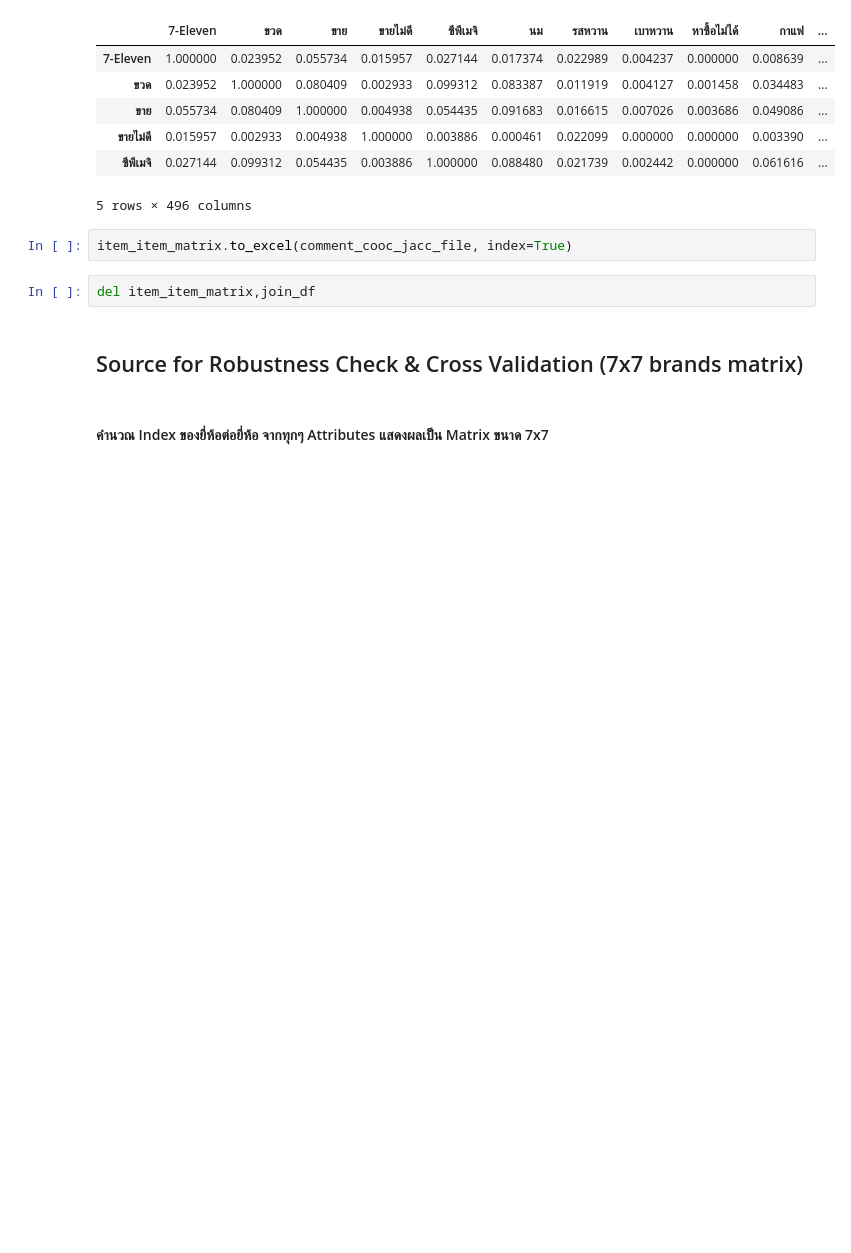
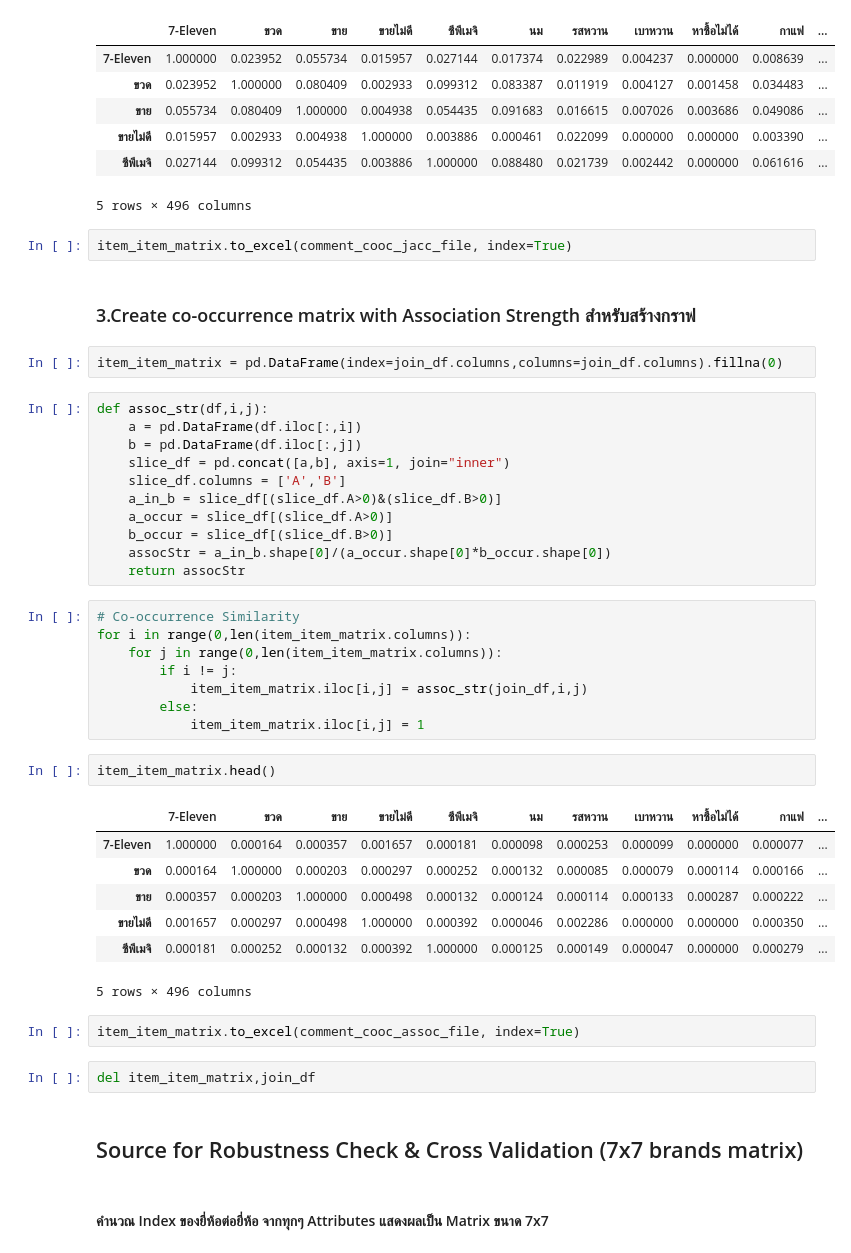
Before and after one commit to pacharapol4066/Product-Position-SNA, a Jupyter notebook: 02.Tokenized_CoocMatrix_Generate.ipynb, the cells around one changed output. Drawn from its saved outputs; the diff is of its cells as text; blank space fills up the shorter version.

Commit message:
Add association stength

```diff
--- a/02.Tokenized_CoocMatrix_Generate.ipynb
+++ b/02.Tokenized_CoocMatrix_Generate.ipynb
@@ -773,6 +775,41 @@ item_item_matrix.head()
 5 rows × 496 columns
 # %%
 item_item_matrix.to_excel(comment_cooc_jacc_file, index=True)
+# %% [markdown]
+### 3.Create co-occurrence matrix with Association Strength สำหรับสร้างกราฟ
+# %%
+item_item_matrix = pd.DataFrame(index=join_df.columns,columns=join_df.columns).fillna(0)
+# %%
+def assoc_str(df,i,j):
+    a = pd.DataFrame(df.iloc[:,i])
+    b = pd.DataFrame(df.iloc[:,j])
+    slice_df = pd.concat([a,b], axis=1, join="inner")
+    slice_df.columns = ['A','B']
+    a_in_b = slice_df[(slice_df.A>0)&(slice_df.B>0)]
+    a_occur = slice_df[(slice_df.A>0)]
+    b_occur = slice_df[(slice_df.B>0)]
+    assocStr = a_in_b.shape[0]/(a_occur.shape[0]*b_occur.shape[0])
+    return assocStr
+# %%
+# Co-occurrence Similarity
+for i in range(0,len(item_item_matrix.columns)):
+    for j in range(0,len(item_item_matrix.columns)):
+        if i != j:
+            item_item_matrix.iloc[i,j] = assoc_str(join_df,i,j)
+        else:
+            item_item_matrix.iloc[i,j] = 1
+# %%
+item_item_matrix.head()
+# %% [output]
+|  | 7-Eleven | ขวด | ขาย | ขายไม่ดี | ซีพีเมจิ | นม | รสหวาน | เบาหวาน | หาซื้อไม่ได้ | กาแฟ | ... |
+| 7-Eleven | 1.000000 | 0.000164 | 0.000357 | 0.001657 | 0.000181 | 0.000098 | 0.000253 | 0.000099 | 0.000000 | 0.000077 | ... |
+| ขวด | 0.000164 | 1.000000 | 0.000203 | 0.000297 | 0.000252 | 0.000132 | 0.000085 | 0.000079 | 0.000114 | 0.000166 | ... |
+| ขาย | 0.000357 | 0.000203 | 1.000000 | 0.000498 | 0.000132 | 0.000124 | 0.000114 | 0.000133 | 0.000287 | 0.000222 | ... |
+| ขายไม่ดี | 0.001657 | 0.000297 | 0.000498 | 1.000000 | 0.000392 | 0.000046 | 0.002286 | 0.000000 | 0.000000 | 0.000350 | ... |
+| ซีพีเมจิ | 0.000181 | 0.000252 | 0.000132 | 0.000392 | 1.000000 | 0.000125 | 0.000149 | 0.000047 | 0.000000 | 0.000279 | ... |
+5 rows × 496 columns
+# %%
+item_item_matrix.to_excel(comment_cooc_assoc_file, index=True)
 # %%
 del item_item_matrix,join_df
 # %% [markdown]
```
Also changed, not shown: parts of 8 cells of this notebook, 2 other files.
